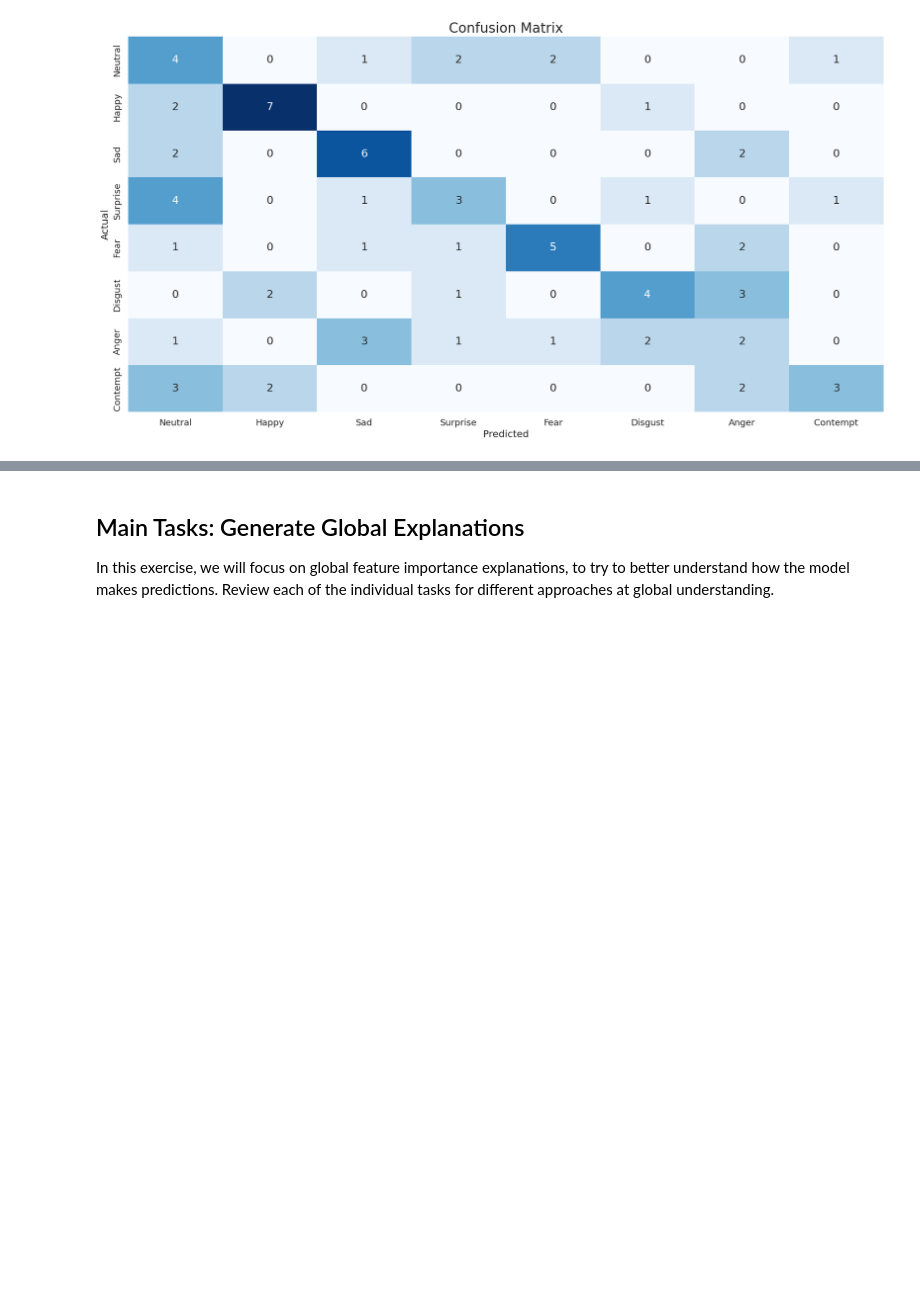
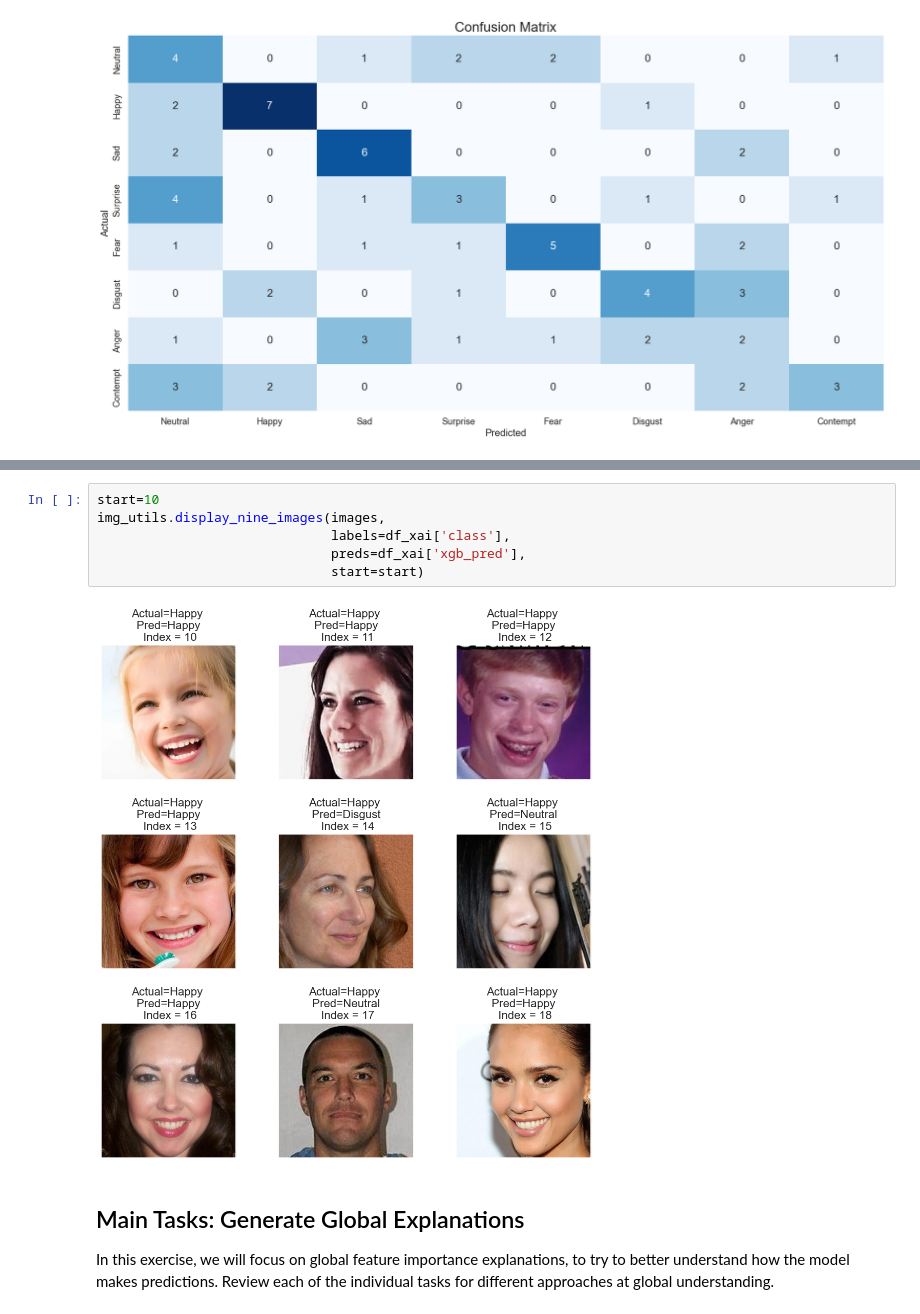
Before and after one commit to davidsjohnson/xai_ac_sose25, a Jupyter notebook: notebooks/exercise1.ipynb, the cells around one changed output, grey strips where cells are left out. Cells and saved outputs as stored; diff of their text form; blank space fills up the shorter version.

```diff
--- a/notebooks/exercise1.ipynb
+++ b/notebooks/exercise1.ipynb
@@ -247,3 +253,11 @@ ax = sns.heatmap(cm, cbar=False, cmap="Blues", annot=True, annot_kws={"size": 16
+# %%
+start=10
+img_utils.display_nine_images(images,
+                              labels=df_xai['class'],
+                              preds=df_xai['xgb_pred'],
+                              start=start)
+# %% [output]
+[figure, added]
 # %% [markdown]
 ## Main Tasks: Generate Global Explanations
 
```
Also changed, not shown: parts of 10 cells of this notebook, 2 other files.
